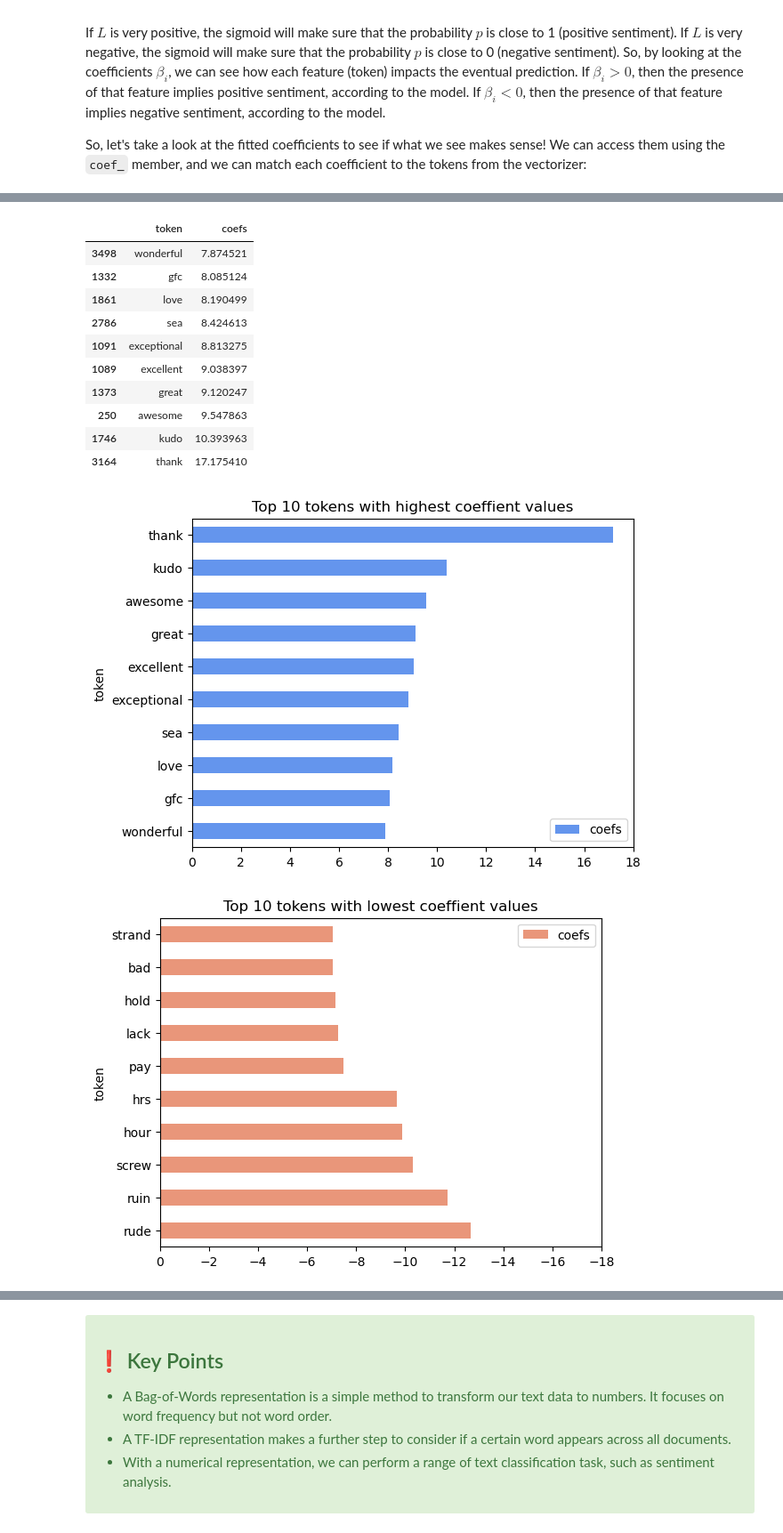
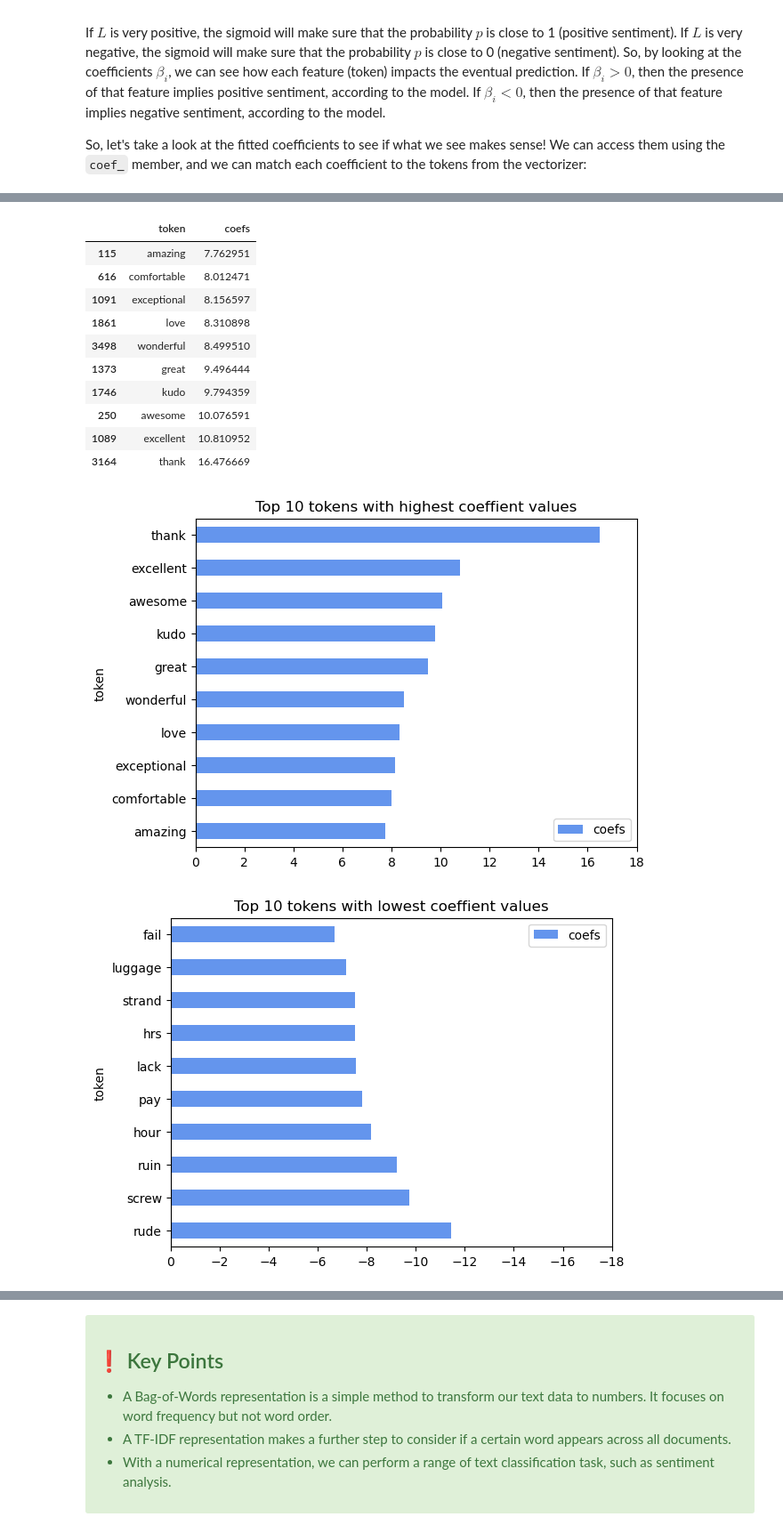
Before and after one commit to dlab-berkeley/Python-Text-Analysis, a Jupyter notebook: lessons/02_bag_of_words_updated.ipynb, the cells around one changed output, grey strips where cells are left out. Shown at 89% size. Saved outputs shown, nothing was run; the diff lists cells and outputs as text; code cells hidden in the pictures.

```diff
--- a/lessons/02_bag_of_words_updated.ipynb
+++ b/lessons/02_bag_of_words_updated.ipynb
@@ -852,7 +855,7 @@ Name: count, dtype: int64
 Machine learning fundamentally requires that we learn the $\beta_i$ values from a **training set**, and then evaluate the performance on a separately held **test set**. This ensures that we actually develop an algorithm that can **generalize**. We'll use the `train_test_split` function from `sklearn` to separate our data into two sets:
 # %%
 # Train-test split
-X_train, X_test, y_train, y_test = train_test_split(X, y, test_size=0.2)
+X_train, X_test, y_train, y_test = train_test_split(X, y, test_size=0.1)
 # %% [markdown]
 In order to streamline the training process, we've written a `fit_logistic_regression` function you can use to easily train a model given the data inputs.
 
@@ -862,9 +865,10 @@ def fit_logistic_regression(X, y):
     """Fits a logistic regression model to provided data."""
     model = LogisticRegressionCV(Cs=10,
                                  penalty='l1',
-                                 cv=3,
+                                 cv=5,
                                  solver='liblinear',
                                  class_weight='balanced',
+                                 random_state=3,
                                  refit=True).fit(X, y)
     return model
 # %% [markdown]
@@ -979,30 +988,30 @@ pos_coef = importance.sort_values('coefs').tail(10)
 pos_coef
 # %% [output]
 |  | token | coefs |
-| 3498 | wonderful | 7.874521 |
-| 1332 | gfc | 8.085124 |
-| 1861 | love | 8.190499 |
-| 2786 | sea | 8.424613 |
-| 1091 | exceptional | 8.813275 |
-| 1089 | excellent | 9.038397 |
-| 1373 | great | 9.120247 |
-| 250 | awesome | 9.547863 |
-| 1746 | kudo | 10.393963 |
-| 3164 | thank | 17.175410 |
+| 115 | amazing | 7.762951 |
+| 616 | comfortable | 8.012471 |
+| 1091 | exceptional | 8.156597 |
+| 1861 | love | 8.310898 |
+| 3498 | wonderful | 8.499510 |
+| 1373 | great | 9.496444 |
+| 1746 | kudo | 9.794359 |
+| 250 | awesome | 10.076591 |
+| 1089 | excellent | 10.810952 |
+| 3164 | thank | 16.476669 |
 # %%
-pos_coef.plot(kind="barh",
+pos_coef.plot(kind='barh',
               xlim=(0, 18),
-              x="token",
-              color="cornflowerblue",
-              title="Top 10 tokens with highest coeffient values");
+              x='token',
+              color='cornflowerblue',
+              title='Top 10 tokens with highest coeffient values');
 # %% [output]
-[figure, old version]
+[figure, new version]
 # %%
-neg_coef.plot(kind="barh",
+neg_coef.plot(kind='barh',
               xlim=(0, -18),
-              x="token",
-              color="darksalmon",
-              title="Top 10 tokens with lowest coeffient values");
+              x='token',
+              color='cornflowerblue',
+              title='Top 10 tokens with lowest coeffient values');
 # %% [output]
-[figure, old version]
+[figure, new version]
 # %% [markdown]
```
Also changed, not shown: parts of 32 cells of this notebook, 3 other files.
